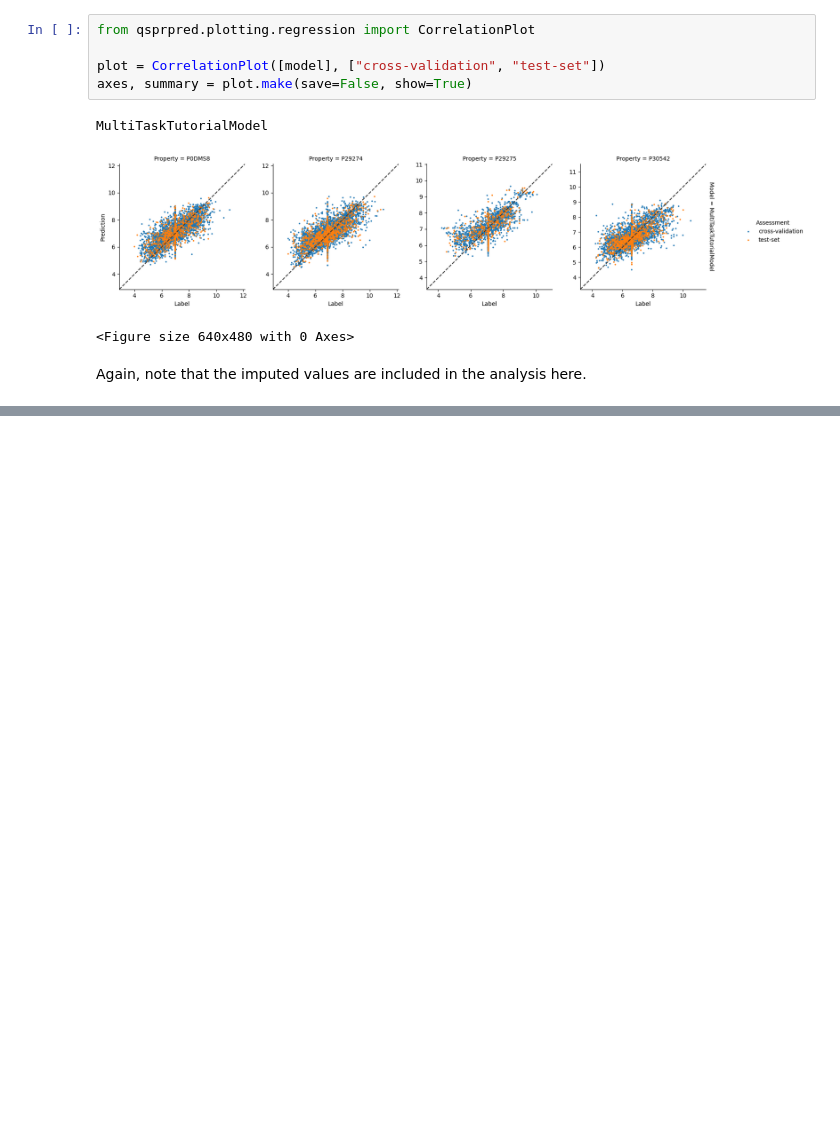
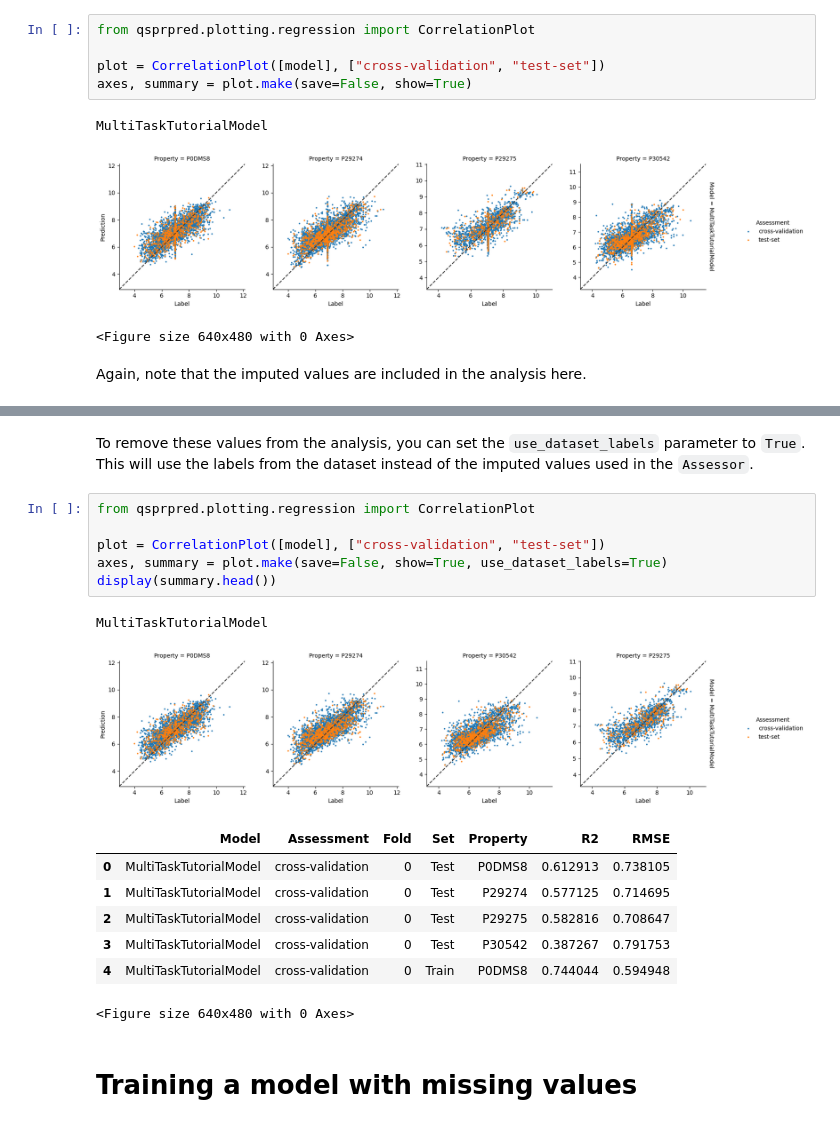
Before and after one commit to CDDLeiden/QSPRpred, a Jupyter notebook: tutorials/advanced/modelling/multi_task_modelling.ipynb, the cells around one changed output, grey strips where cells are left out. Drawn from its saved outputs; the diff is of its cells as text; blank space fills up the shorter version.

```diff
--- a/tutorials/advanced/modelling/multi_task_modelling.ipynb
+++ b/tutorials/advanced/modelling/multi_task_modelling.ipynb
@@ -204,0 +173,20 @@ summary
+# %% [markdown]
+To remove these values from the analysis, you can set the `use_dataset_labels` parameter to `True`. This will use the labels from the dataset instead of the imputed values used in the `Assessor`.
+# %%
+from qsprpred.plotting.regression import CorrelationPlot
+
+plot = CorrelationPlot([model], ["cross-validation", "test-set"])
+axes, summary = plot.make(save=False, show=True, use_dataset_labels=True)
+display(summary.head())
+# %% [output]
+MultiTaskTutorialModel
+[figure, added]
+|  | Model | Assessment | Fold | Set | Property | R2 | RMSE |
+| 0 | MultiTaskTutorialModel | cross-validation | 0 | Test | P0DMS8 | 0.612913 | 0.738105 |
+| 1 | MultiTaskTutorialModel | cross-validation | 0 | Test | P29274 | 0.577125 | 0.714695 |
+| 2 | MultiTaskTutorialModel | cross-validation | 0 | Test | P29275 | 0.582816 | 0.708647 |
+| 3 | MultiTaskTutorialModel | cross-validation | 0 | Test | P30542 | 0.387267 | 0.791753 |
+| 4 | MultiTaskTutorialModel | cross-validation | 0 | Train | P0DMS8 | 0.744044 | 0.594948 |
+<Figure size 640x480 with 0 Axes>
+# %% [markdown]
+# Training a model with missing values
```
Also changed, not shown: parts of 27 cells of this notebook, 5 other files.
